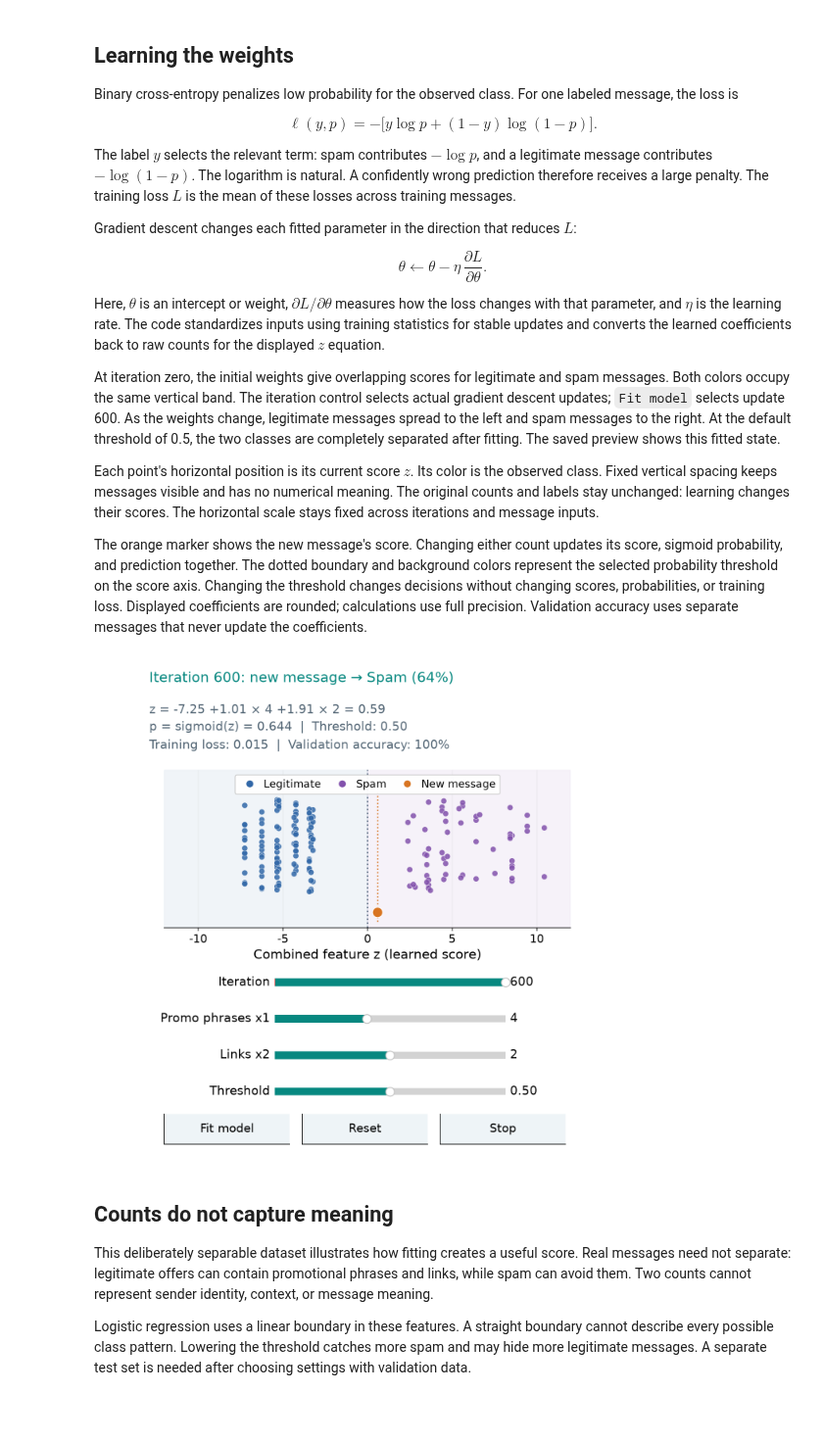
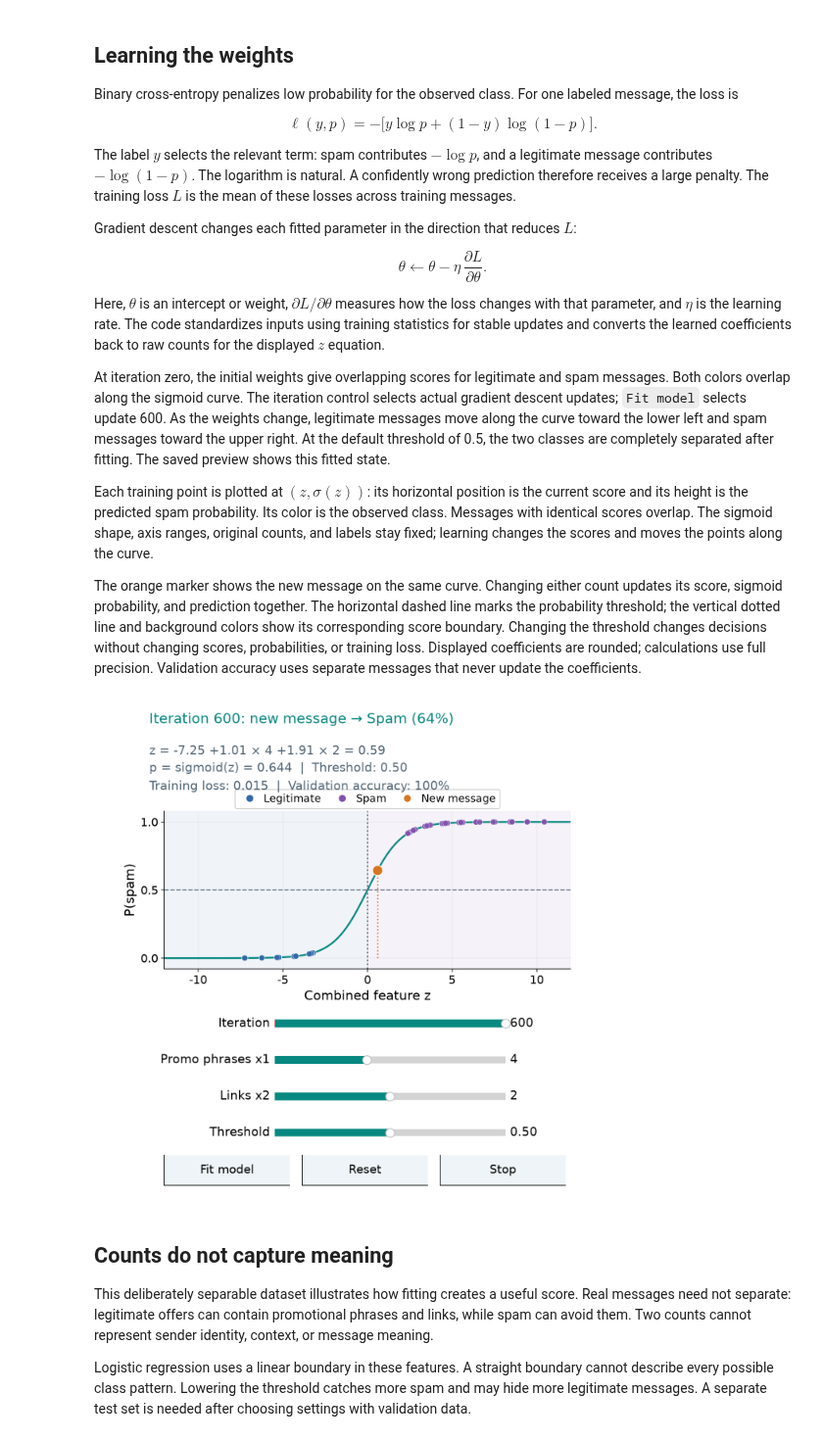
Before and after one commit to sonamu-jun/introduction-to-ai-convergence, a Jupyter notebook: 07-1_Classification/02_binary_logistic_regression.ipynb, the cells around one changed output. Shown at 98% size. Cells and saved outputs as stored; diff of their text form; code cells hidden in the pictures; blank space fills up the shorter version.

Commit message:
Move binary classification points along the sigmoid curve

```diff
--- a/07-1_Classification/02_binary_logistic_regression.ipynb
+++ b/07-1_Classification/02_binary_logistic_regression.ipynb
@@ -51,11 +51,11 @@ $$
 
 Here, $\theta$ is an intercept or weight, $\partial L/\partial\theta$ measures how the loss changes with that parameter, and $\eta$ is the learning rate. The code standardizes inputs using training statistics for stable updates and converts the learned coefficients back to raw counts for the displayed $z$ equation.
 
-At iteration zero, the initial weights give overlapping scores for legitimate and spam messages. Both colors occupy the same vertical band. The iteration control selects actual gradient descent updates; `Fit model` selects update 600. As the weights change, legitimate messages spread to the left and spam messages to the right. At the default threshold of 0.5, the two classes are completely separated after fitting. The saved preview shows this fitted state.
+At iteration zero, the initial weights give overlapping scores for legitimate and spam messages. Both colors overlap along the sigmoid curve. The iteration control selects actual gradient descent updates; `Fit model` selects update 600. As the weights change, legitimate messages move along the curve toward the lower left and spam messages toward the upper right. At the default threshold of 0.5, the two classes are completely separated after fitting. The saved preview shows this fitted state.
 
-Each point's horizontal position is its current score $z$. Its color is the observed class. Fixed vertical spacing keeps messages visible and has no numerical meaning. The original counts and labels stay unchanged: learning changes their scores. The horizontal scale stays fixed across iterations and message inputs.
+Each training point is plotted at $(z,\sigma(z))$: its horizontal position is the current score and its height is the predicted spam probability. Its color is the observed class. Messages with identical scores overlap. The sigmoid shape, axis ranges, original counts, and labels stay fixed; learning changes the scores and moves the points along the curve.
 
-The orange marker shows the new message's score. Changing either count updates its score, sigmoid probability, and prediction together. The dotted boundary and background colors represent the selected probability threshold on the score axis. Changing the threshold changes decisions without changing scores, probabilities, or training loss. Displayed coefficients are rounded; calculations use full precision. Validation accuracy uses separate messages that never update the coefficients.
+The orange marker shows the new message on the same curve. Changing either count updates its score, sigmoid probability, and prediction together. The horizontal dashed line marks the probability threshold; the vertical dotted line and background colors show its corresponding score boundary. Changing the threshold changes decisions without changing scores, probabilities, or training loss. Displayed coefficients are rounded; calculations use full precision. Validation accuracy uses separate messages that never update the coefficients.
 # %%
 import os
 import sys
@@ -340,12 +340,10 @@ for iteration in range(600):
     coefficients -= .15 * gradient
     coefficient_history.append(coefficients.copy())
 coefficient_history = np.asarray(coefficient_history)
-# Every message keeps the same display height; labels do not determine height.
-message_heights = np.random.default_rng(170).permutation(
-    np.linspace(.23, .81, len(train_id)))
 # Cover every allowed query at every update without rescaling the horizontal axis.
 all_query_scores = message_features(feature_grid) @ coefficient_history.T
 score_limit = float(np.ceil(np.abs(all_query_scores).max()) + 1)
+score_grid = np.linspace(-score_limit, score_limit, 601)
 
 
 def render_binary(view, iteration, phrases, links, threshold):
@@ -355,6 +353,7 @@ def render_binary(view, iteration, phrases, links, threshold):
     score = float((message_features(query) @ beta)[0])
     probability = float(sigmoid(score))
     train_scores = train_features @ beta
+    train_probability = sigmoid(train_scores)
     validation_probability = sigmoid(message_features(messages[validation_id]) @ beta)
     predicted = (validation_probability >= threshold).astype(int)
     result = classification_metrics(labels[validation_id], predicted)
@@ -363,49 +362,51 @@ def render_binary(view, iteration, phrases, links, threshold):
     boundary = float(np.log(threshold / (1 - threshold)))
     ax.axvspan(-score_limit, boundary, color=BLUE, alpha=.07)
     ax.axvspan(boundary, score_limit, color=PURPLE, alpha=.07)
+    ax.plot(score_grid, sigmoid(score_grid), color=TEAL, linewidth=2, zorder=2)
     colors = np.where(labels[train_id] == 0, BLUE, PURPLE)
-    ax.scatter(train_scores, message_heights, s=44, c=colors,
+    # Both coordinates come from this update; color alone represents the label.
+    ax.scatter(train_scores, train_probability, s=44, c=colors,
                alpha=.85, edgecolors="white", linewidths=.4, zorder=3)
     ax.axvline(boundary, color="#64748b", linestyle=":", linewidth=1.7)
-    ax.plot([score, score], [.04, .87], ":", color=ORANGE, linewidth=1.5)
-    ax.scatter([score], [.1], s=140, color=ORANGE, edgecolor="white", zorder=5)
+    ax.axhline(threshold, color="#64748b", linestyle="--", linewidth=1.3)
+    ax.plot([score, score], [0, probability], ":", color=ORANGE, linewidth=1.5)
+    ax.scatter([score], [probability], s=140, color=ORANGE, edgecolor="white", zorder=5)
     from matplotlib.lines import Line2D
     handles = [Line2D([], [], linestyle="", marker="o", color=color,
                       markersize=7, label=label)
                for color, label in [(BLUE, "Legitimate"), (PURPLE, "Spam"),
                                     (ORANGE, "New message")]]
-    ax.legend(handles=handles, loc="upper center", ncol=3, fontsize=12,
-              framealpha=.95, handletextpad=.35, columnspacing=1.)
-    ax.set(xlim=(-score_limit, score_limit), ylim=(0, 1),
-           xlabel="Combined feature z (learned score)", yticks=[])
-    ax.spines["left"].set_visible(False)
-    ax.grid(axis="y", visible=False)
+    ax.legend(handles=handles, loc="lower center", bbox_to_anchor=(.5, 1.015),
+              ncol=3, fontsize=12, framealpha=.95, borderaxespad=0,
+              handletextpad=.35, columnspacing=1.)
+    ax.set(xlim=(-score_limit, score_limit), ylim=(-.08, 1.08),
+           xlabel="Combined feature z", ylabel="P(spam)", yticks=[0, .5, 1])
     label = "Spam" if probability >= threshold else "Legitimate"
     view.status.set_text(f"Iteration {int(iteration)}: new message → {label} ({probability:.0%})")
     view.detail.set_text(
         f"z = {raw[0]:.2f} {raw[1]:+.2f} × {phrases:.0f} {raw[2]:+.2f} × {links:.0f} = {score:.2f}\n"
         f"p = sigmoid(z) = {probability:.3f}  |  Threshold: {threshold:.2f}\n"
         f"Training loss: {loss:.3f}  |  Validation accuracy: {result['accuracy']:.0%}")
     return {"probability": probability, "label": label, "score": score, "query": query,
             "boundary": boundary,
-            "message_heights": message_heights.copy(), "score_limit": score_limit,
+            "train_probability": train_probability, "score_limit": score_limit,
             "coefficients": beta.copy(), "raw_coefficients": raw,
             "train_scores": train_scores, "validation_probability": validation_probability,
             "prediction": predicted, "metrics": result, "loss": loss}
 
 
 binary_demo = ClassificationExplorer("binary", render_binary, [
     ("iteration", "Iteration", 0, 600, 0, 1, "%0.0f"),
     ("phrases", "Promo phrases x1", 0, 10, 4, 1, "%0.0f"),
     ("links", "Links x2", 0, 4, 2, 1, "%0.0f"),
     ("threshold", "Threshold", .05, .95, .5, .05, "%0.2f"),
 ], actions=[("Fit model", lambda view: view.set_values(iteration=600))])
 if CLASSIFICATION_STATIC:
     # The saved preview shows the fitted separation; live execution starts at zero.
     binary_demo.set_values(iteration=600)
 binary_demo.start()
 # %% [output]
-[figure, old version]
+[figure, new version]
 # %% [markdown]
 ## Counts do not capture meaning
 
```
